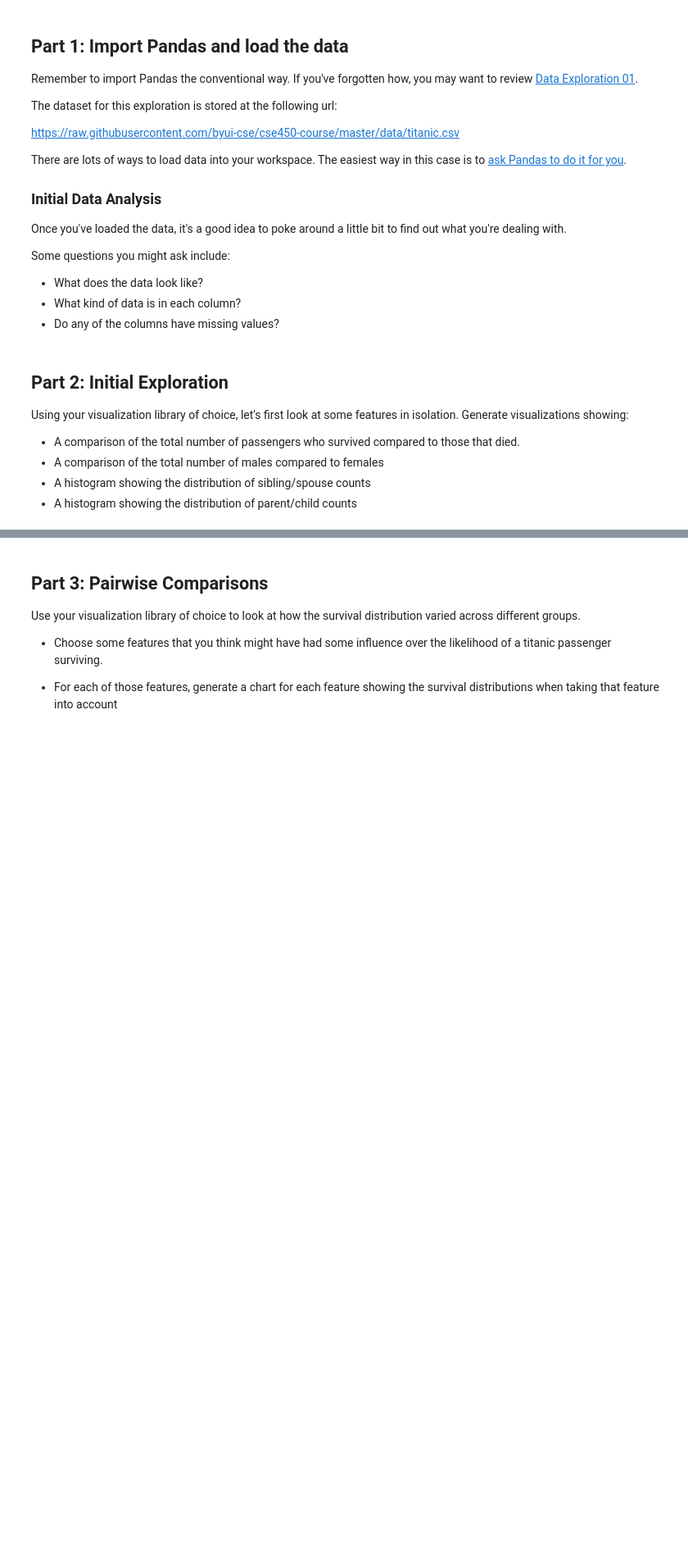
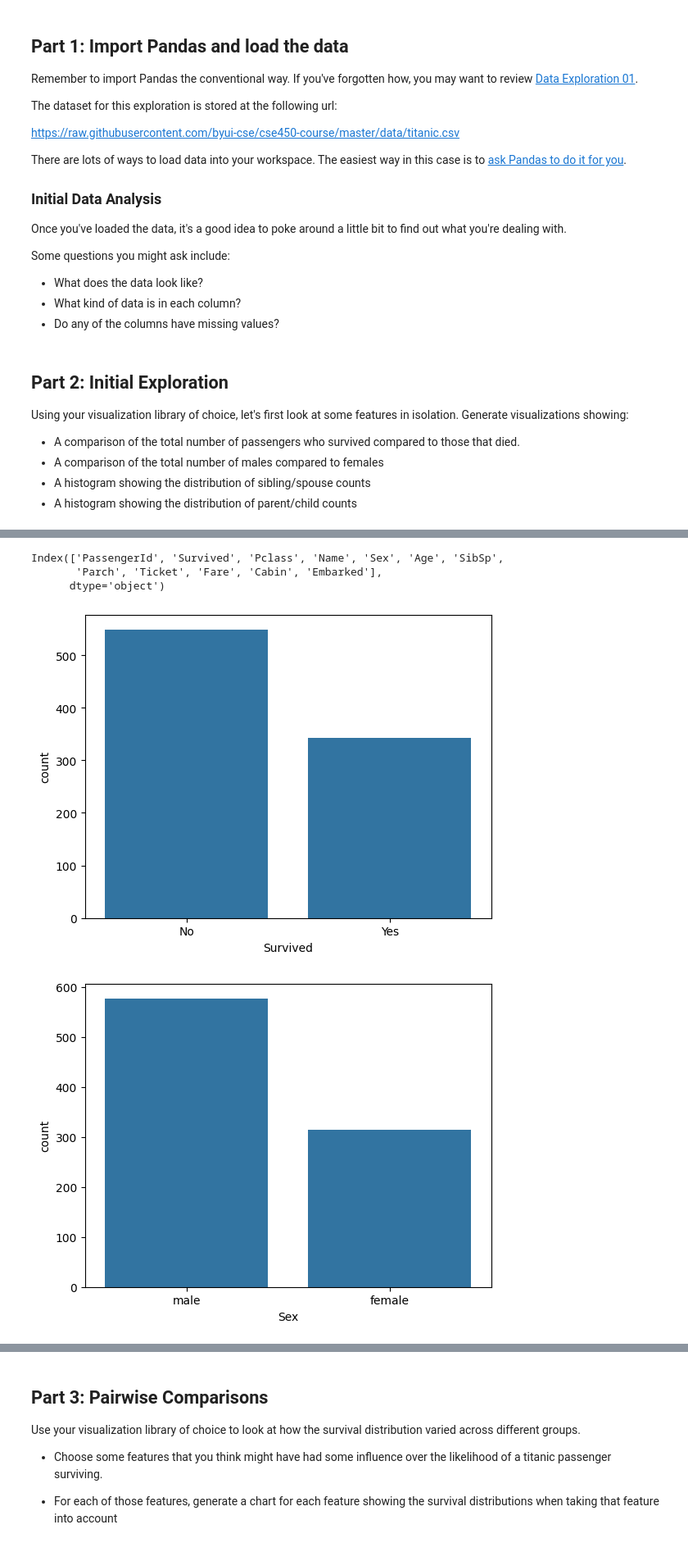
Before and after one commit to callalilyleaf/CSE-450-Machine-Learning, a Jupyter notebook: notebooks/Exploration_03.ipynb, the cells around one changed output, grey strips where cells are left out. Shown at 82% size. Drawn from its saved outputs; the diff is of its cells as text; code cells hidden in the pictures; blank space fills up the shorter version.

```diff
--- a/notebooks/Exploration_03.ipynb
+++ b/notebooks/Exploration_03.ipynb
@@ -43,3 +46,5 @@ Using your visualization library of choice, let's first look at some features in
 - A histogram showing the distribution of parent/child counts
 # %%
 # Part 2: # Write the code needed to generate the visualizations specified.
+titanic = pd.read_csv("https://raw.githubusercontent.com/byui-cse/cse450-course/master/data/titanic.csv")
+titanic
@@ -45,0 +65,22 @@ Using your visualization library of choice, let's first look at some features in
+# %%
+titanic.columns
+# %% [output]
+Index(['PassengerId', 'Survived', 'Pclass', 'Name', 'Sex', 'Age', 'SibSp',
+       'Parch', 'Ticket', 'Fare', 'Cabin', 'Embarked'],
+      dtype='object')
+# %%
+# Survived people
+sb.countplot(data = titanic, x='Survived')
+plt.show() # to display all graphs individually. Unless all the graphs will be put on over each other
+
+sb.countplot(data = titanic, x='Sex')
+plt.show()
+
+sb.histplot(data = titanic, x='SibSp')
+plt.show()
+
+sb.histplot(data = titanic, x='Parch')
+plt.show()
+# %% [output]
+[figure, added]
+[figure, added]
```
Also changed, not shown: parts of 6 cells of this notebook.
